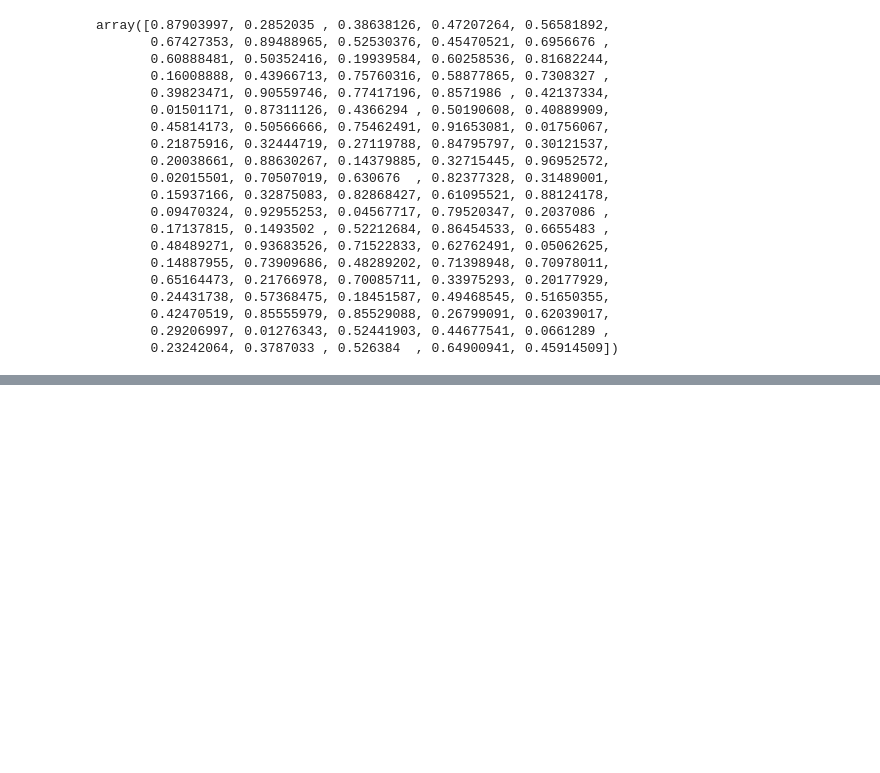
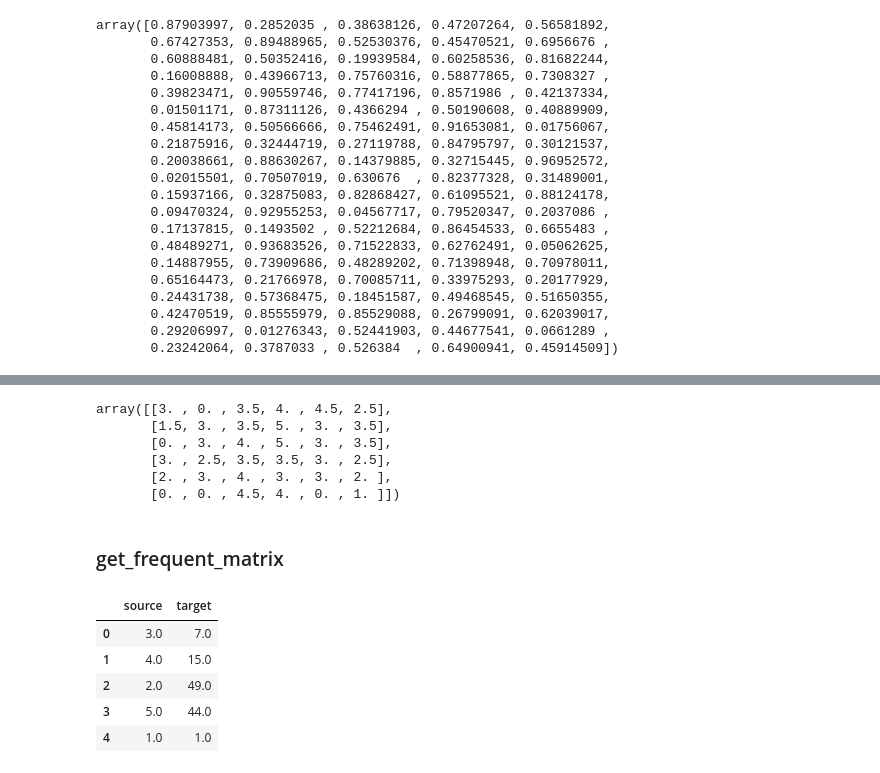
Before and after one commit to ysw2946/Python-with-machine-learning, a Jupyter notebook: lab_assignments.ipynb, the cells around one changed output, grey strips where cells are left out. Drawn from its saved outputs; the diff is of its cells as text; code cells hidden in the pictures; blank space fills up the shorter version.

```diff
--- a/lab_assignments.ipynb
+++ b/lab_assignments.ipynb
@@ -225,0 +264,26 @@ array([0.87903997, 0.2852035 , 0.38638126, 0.47207264, 0.56581892,
+# %%
+def get_rating_matrix(filename):
+    df = pd.read_csv(filename)
+    return df.groupby(["critic","title"])["rating"].sum().unstack().fillna(0).values
+
+
+get_rating_matrix("/Data/movie_rating.csv")
+# %% [output]
+array([[3. , 0. , 3.5, 4. , 4.5, 2.5],
+       [1.5, 3. , 3.5, 5. , 3. , 3.5],
+       [0. , 3. , 4. , 5. , 3. , 3.5],
+       [3. , 2.5, 3.5, 3.5, 3. , 2.5],
+       [2. , 3. , 4. , 3. , 3. , 2. ],
+       [0. , 0. , 4.5, 4. , 0. , 1. ]])
+# %% [markdown]
+### get_frequent_matrix
+# %%
+df = pd.read_csv("/Data/1000i.csv", dtype=np.float32)
+df.head()
+# %% [output]
+|  | source | target |
+| 0 | 3.0 | 7.0 |
+| 1 | 4.0 | 15.0 |
+| 2 | 2.0 | 49.0 |
+| 3 | 5.0 | 44.0 |
+| 4 | 1.0 | 1.0 |
```
Also changed, not shown: parts of 10 cells of this notebook, 3 other files.
